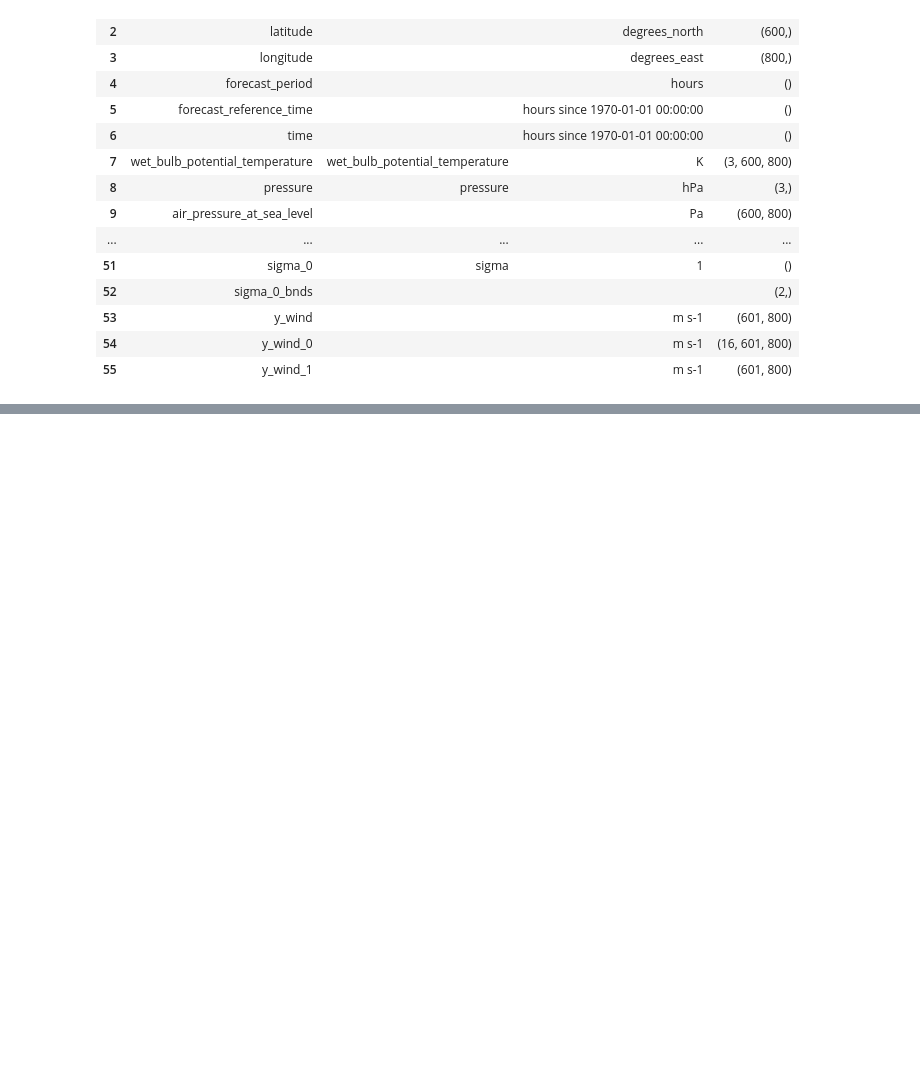
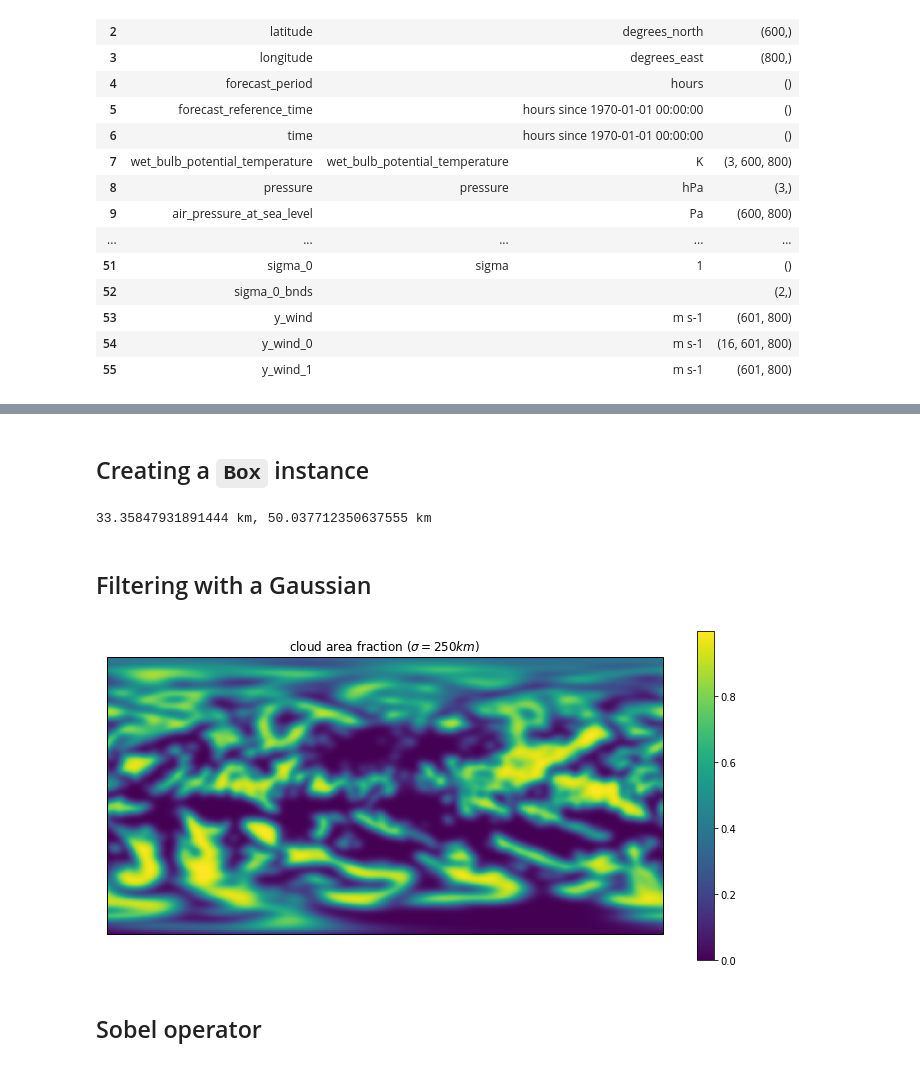
Before and after one commit to abrupt-climate/hypercc, a Jupyter notebook: notebook/tutorial.ipynb, the cells around one changed output, grey strips where cells are left out. Drawn from its saved outputs; the diff is of its cells as text; code cells hidden in the pictures; blank space fills up the shorter version.

```diff
--- a/notebook/tutorial.ipynb
+++ b/notebook/tutorial.ipynb
@@ -297,0 +123,2 @@ plot_signal_histogram(box, signal, mag_quartiles[4]*3/4, mag_quartiles[4]);
+# %% [markdown]
+## Creating a `Box` instance
@@ -297,0 +134,27 @@ plot_signal_histogram(box, signal, mag_quartiles[4]*3/4, mag_quartiles[4]);
+# %%
+box = Box.from_netcdf(
+    dataset,
+    lat_var='latitude', lon_var='longitude',
+    lat_bnds_var=None, lon_bnds_var=None, time_var=None)
+print("{:~P}, {:~P}".format(*box.resolution))
+# %% [output]
+33.35847931891444 km, 50.037712350637555 km
+# %% [markdown]
+## Filtering with a Gaussian
+# %%
+x = dataset.variables['high_type_cloud_area_fraction'][:]
+# %%
+y = gaussian_filter(box, x, [unit('250 km'), unit('250km')])
+# %%
+fig, ax = plt.subplots(
+    1, 1, figsize=(10, 5),
+    subplot_kw={'projection': projection})
+plot = ax.pcolormesh(lon, lat, y, transform=transform)
+ax.set_title('cloud area fraction ($\sigma=250 km$)')
+cb = fig.colorbar(plot)
+fig.tight_layout()
+plt.show()
+# %% [output]
+[figure, added]
+# %% [markdown]
+## Sobel operator
```
Also changed, not shown: parts of 57 cells of this notebook, 5 other files.
